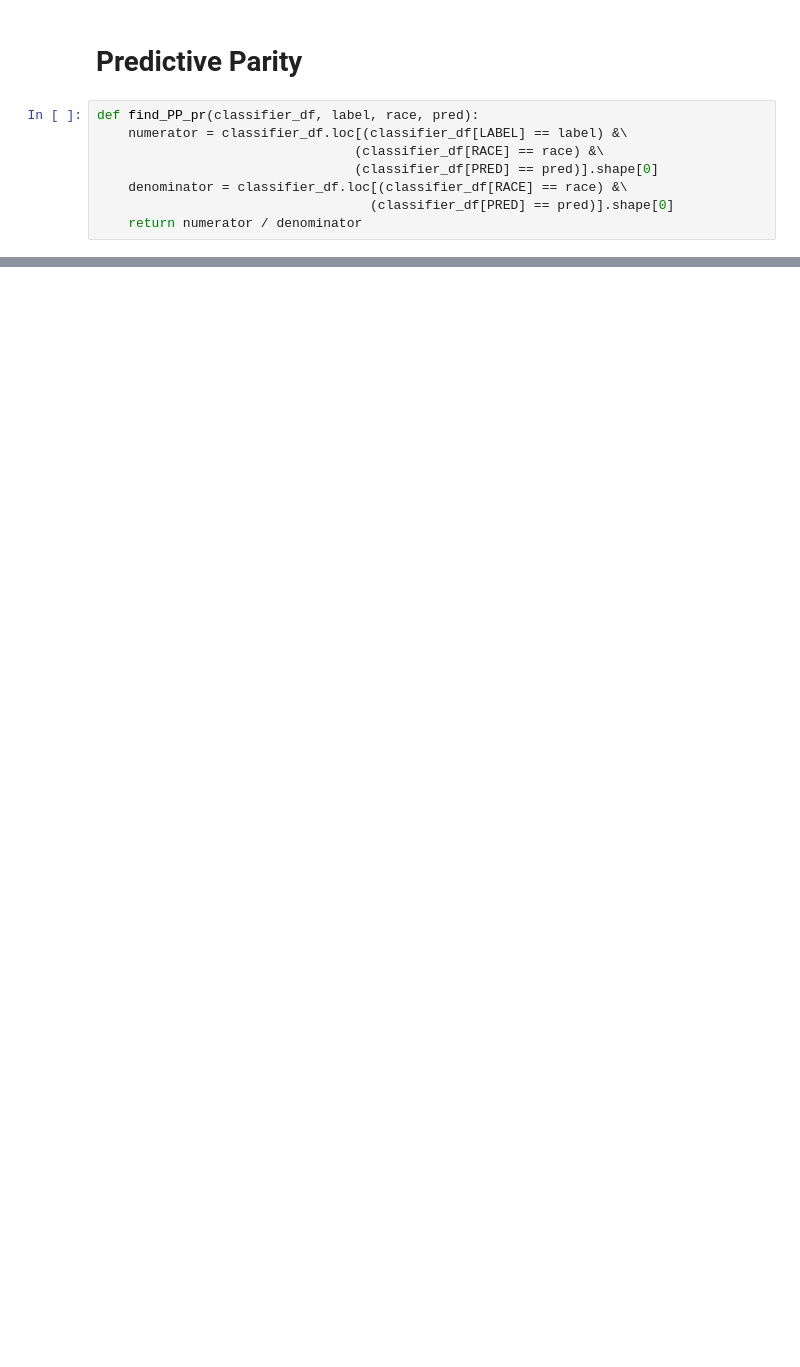
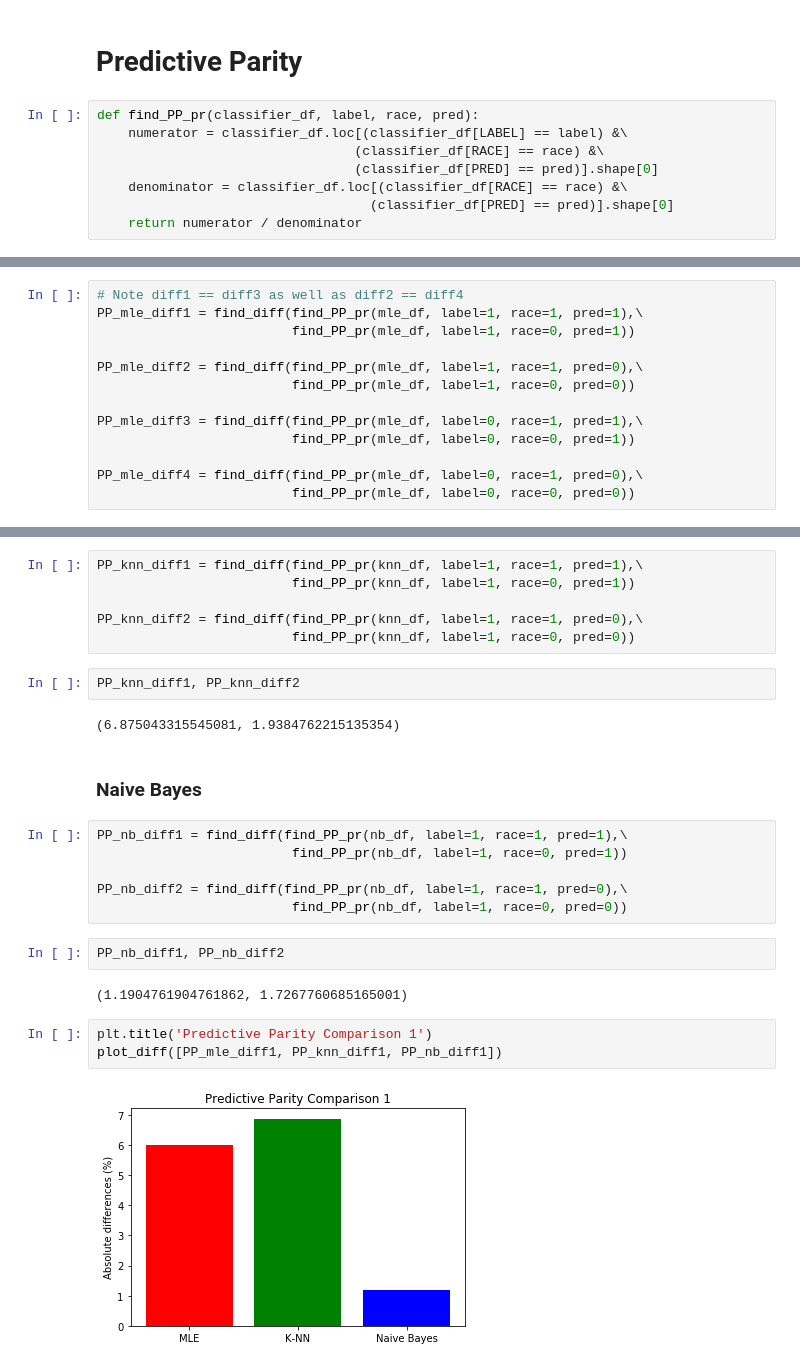
Before and after one commit to 1jinwoo/ML-HW1, a Jupyter notebook: HW1-5.6.ipynb, the cells around one changed output, grey strips where cells are left out. Saved outputs shown, nothing was run; the diff lists cells and outputs as text; blank space fills up the shorter version.

```diff
--- a/HW1-5.6.ipynb
+++ b/HW1-5.6.ipynb
@@ -89,0 +154,13 @@ def find_PP_pr(classifier_df, label, race, pred):
+# %%
+# Note diff1 == diff3 as well as diff2 == diff4
+PP_mle_diff1 = find_diff(find_PP_pr(mle_df, label=1, race=1, pred=1),\
+                         find_PP_pr(mle_df, label=1, race=0, pred=1))
+
+PP_mle_diff2 = find_diff(find_PP_pr(mle_df, label=1, race=1, pred=0),\
+                         find_PP_pr(mle_df, label=1, race=0, pred=0))
+
+PP_mle_diff3 = find_diff(find_PP_pr(mle_df, label=0, race=1, pred=1),\
+                         find_PP_pr(mle_df, label=0, race=0, pred=1))
+
+PP_mle_diff4 = find_diff(find_PP_pr(mle_df, label=0, race=1, pred=0),\
+                         find_PP_pr(mle_df, label=0, race=0, pred=0))
@@ -89,0 +173,27 @@ def find_PP_pr(classifier_df, label, race, pred):
+# %%
+PP_knn_diff1 = find_diff(find_PP_pr(knn_df, label=1, race=1, pred=1),\
+                         find_PP_pr(knn_df, label=1, race=0, pred=1))
+
+PP_knn_diff2 = find_diff(find_PP_pr(knn_df, label=1, race=1, pred=0),\
+                         find_PP_pr(knn_df, label=1, race=0, pred=0))
+# %%
+PP_knn_diff1, PP_knn_diff2
+# %% [output]
+(6.875043315545081, 1.9384762215135354)
+# %% [markdown]
+### Naive Bayes
+# %%
+PP_nb_diff1 = find_diff(find_PP_pr(nb_df, label=1, race=1, pred=1),\
+                         find_PP_pr(nb_df, label=1, race=0, pred=1))
+
+PP_nb_diff2 = find_diff(find_PP_pr(nb_df, label=1, race=1, pred=0),\
+                         find_PP_pr(nb_df, label=1, race=0, pred=0))
+# %%
+PP_nb_diff1, PP_nb_diff2
+# %% [output]
+(1.1904761904761862, 1.7267760685165001)
+# %%
+plt.title('Predictive Parity Comparison 1')
+plot_diff([PP_mle_diff1, PP_knn_diff1, PP_nb_diff1])
+# %% [output]
+[figure, added]
```
Also changed, not shown: parts of 34 cells of this notebook, 1 other file.
